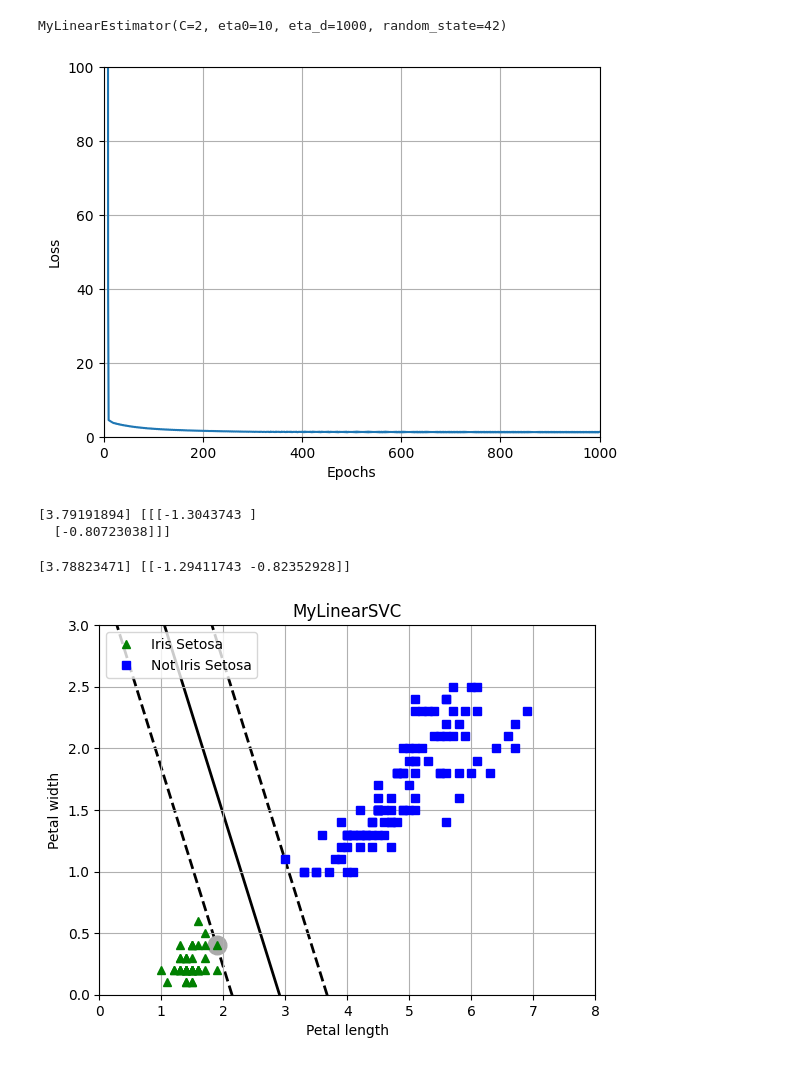
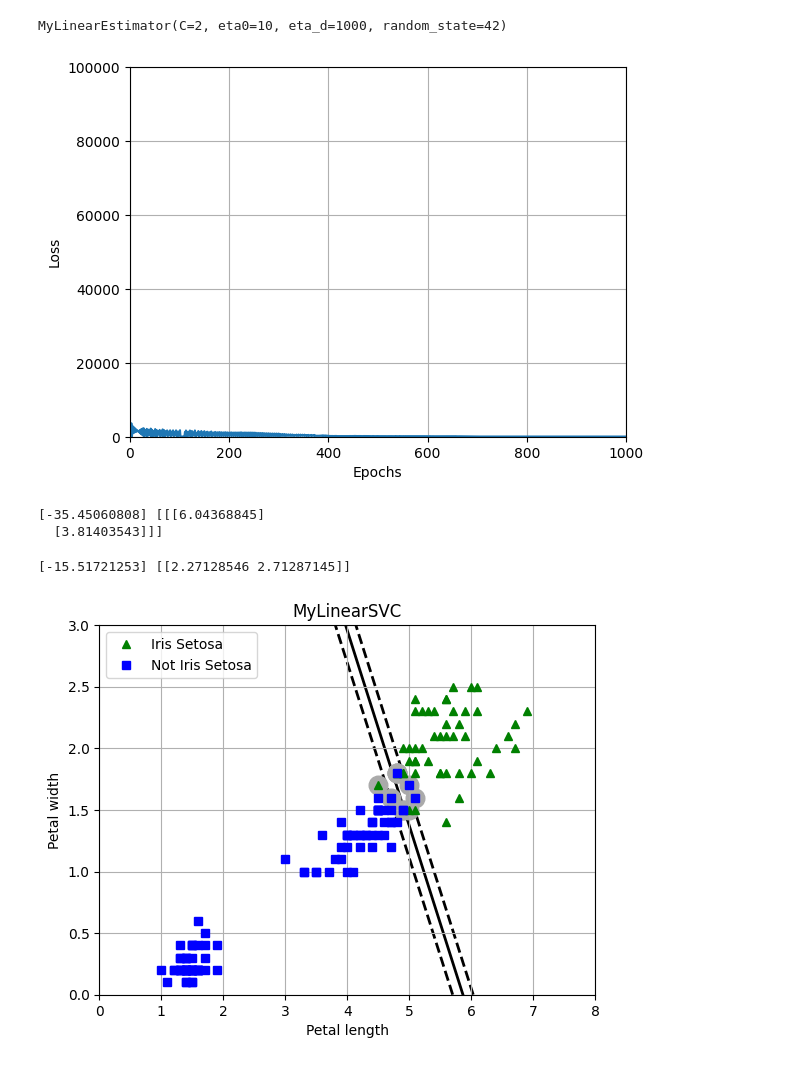
Before and after one commit to jorgeflorestn/MachineLearning_Notebooks, a Jupyter notebook: 03_Support_Vector_Machine/14_SVM_Gradiant_Desent.ipynb, the cells around one changed output. Saved outputs shown, nothing was run; the diff lists cells and outputs as text; code cells hidden in the pictures.

```diff
--- a/03_Support_Vector_Machine/14_SVM_Gradiant_Desent.ipynb
+++ b/03_Support_Vector_Machine/14_SVM_Gradiant_Desent.ipynb
@@ -13,7 +29,7 @@ from sklearn.preprocessing import StandardScaler
 # %%
 iris = datasets.load_iris()
 X = iris['data'][:, (2, 3)]
-y = (iris.target == 0) #setosa #
+y = (iris.target == 2) #setosa #
 # %%
 from sklearn.base import BaseEstimator
 
@@ -78,18 +94,18 @@ svm_clf.fit(X, y)
 MyLinearEstimator(C=2, eta0=10, eta_d=1000, random_state=42)
 # %%
 plt.plot(range(svm_clf.n_epochs), svm_clf.Js)
-plt.axis([0, svm_clf.n_epochs, 0, 100])
+plt.axis([0, svm_clf.n_epochs, 0, 100000])
 plt.xlabel("Epochs")
 plt.ylabel("Loss")
 plt.grid()
 plt.show()
 # %% [output]
-[figure, old version]
+[figure, new version]
 # %%
 print(svm_clf.intercept_, svm_clf.coef_)
 # %% [output]
-[3.79191894] [[[-1.3043743 ]
-  [-0.80723038]]]
+[-35.45060808] [[[6.04368845]
+  [3.81403543]]]
 # %%
 def plot_svc_decision_boundary(svm_clf, xmin, xmax):
     w = svm_clf.coef_[0]
@@ -121,7 +137,7 @@ svm_clf2 = SVC(kernel="linear", C=C)
 svm_clf2.fit(X, y.ravel())
 print(svm_clf2.intercept_, svm_clf2.coef_)
 # %% [output]
-[3.78823471] [[-1.29411743 -0.82352928]]
+[-15.51721253] [[2.27128546 2.71287145]]
 # %%
 yr = y.ravel()
 #fig, axes = plt.subplots(ncols=2, figsize=(11, 3.2), sharey=True)
@@ -137,7 +153,7 @@ plt.grid()
 
 plt.show()
 # %% [output]
-[figure, old version]
+[figure, new version]
 # %%
 print(svm_clf.support_vectors_)
 # %% [output]
```
Also changed, not shown: parts of 5 cells of this notebook, 4 other files.
